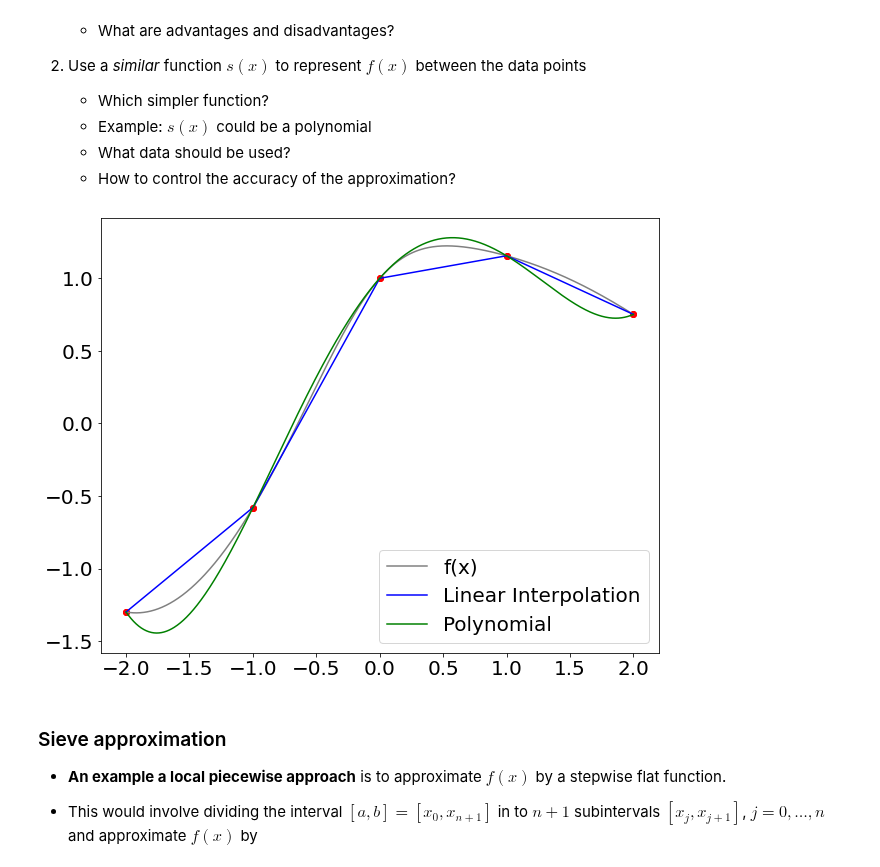
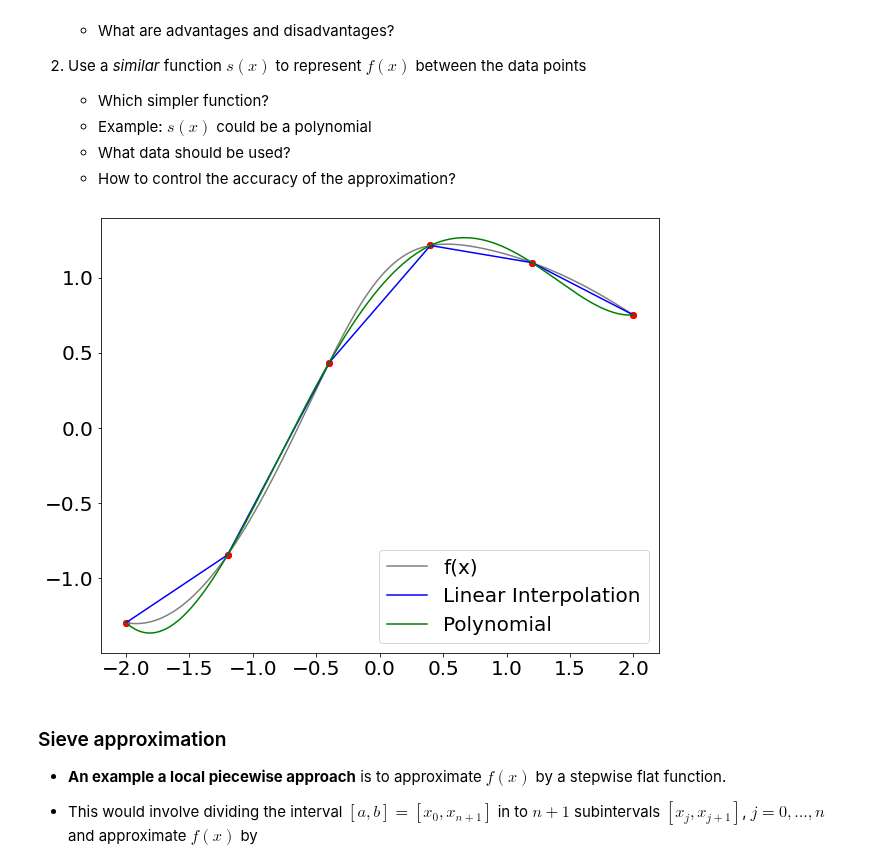
Before and after one commit to bschjerning/dp_ucph, a Jupyter notebook: 1_theory_tools/05_interpolation.ipynb, the cells around one changed output. Cells and saved outputs as stored; diff of their text form; code cells hidden in the pictures.

```diff
--- a/1_theory_tools/05_interpolation.ipynb
+++ b/1_theory_tools/05_interpolation.ipynb
@@ -69,14 +69,16 @@ plot1d(f, x0, fx0, fhat, label='Linear Interpolation') # use the plotting tool i
     - What data should be used?
     - How to control the accuracy of the approximation?
 # %%
-m=5; a=-2; b=2;            # m:   Number of datapoints and limits for on interval
+m=6; a=-2; b=2;            # m:   Number of datapoints and limits for on interval
+x0 = np.linspace(a,b,m);   # x0:  grid points where we know f(x)
+fx0=f(x0)                  # fx0: function values at x0
 fhat = interpolate.interp1d(x0,fx0) # returns the interpolation function
 plot1d(f, x0, fx0, fhat, label='Linear Interpolation') # use the the plotting tool
 p = polynomial.polyfit(x0,fx0,m-1) # returns the interpolation function
 fhat = lambda x: polynomial.polyval(x,p)
 plot1d(None, x0, fx0, fhat, label='Polynomial', color='g') # use the the plotting tool
 # %% [output]
-[figure, old version]
+[figure, new version]
 # %% [markdown]
 ### Sieve approximation
 - **An example a local piecewise approach** is to approximate $f(x)$ by a stepwise flat function.
```
Also changed, not shown: parts of 40 cells of this notebook, 1 other file.
